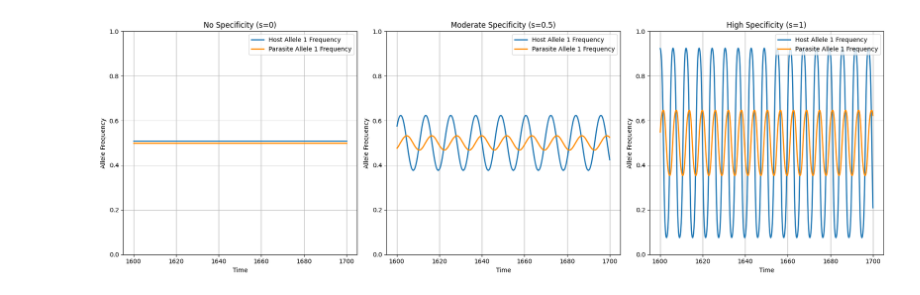
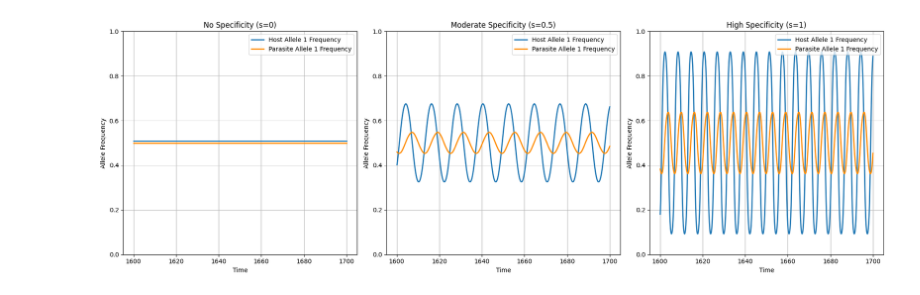
Before and after one commit to dxanielkm/RedQueenVirulence, a Jupyter notebook: TimeSeriesSimulation/time_series_plot.ipynb, the cells around one changed output. Saved outputs shown, nothing was run; the diff lists cells and outputs as text; code cells hidden in the pictures.

```diff
--- a/TimeSeriesSimulation/time_series_plot.ipynb
+++ b/TimeSeriesSimulation/time_series_plot.ipynb
@@ -8,7 +8,7 @@ q = 1              # density-dependent competition coefficient (set to 1)
 b = 10.0              # intrinsic birth rate
 gamma = 1.0        # recovery rate
 alpha = 1.5         # virulence trait (for our single-virulence-class simulation)
-theta_tilde = 30.0 # scaling factor for parasite shedding rate
+theta_tilde = 20.0 # scaling factor for parasite shedding rate
 delta = 0.3         # parasite decay rate
 beta0 = 1.5         # underlying infection rate constant
 n = 2               # number of infection alleles (host and parasite)
@@ -82,31 +82,31 @@ for idx, s in enumerate(s_values):
     I11, I12 = sol.y[2], sol.y[3]
     I21, I22 = sol.y[4], sol.y[5]
     P1, P2 = sol.y[6], sol.y[7]
 
     # Calculate host allele frequencies.
     # Here we define the frequency of host allele 1 as the total of
     # susceptible and infected individuals with allele 1 divided by total host population.
     host_total = S1 + S2 + I11 + I12 + I21 + I22
     host_allele1_freq = (S1 + I11 + I12) / host_total
 
     # For parasites, the frequency of parasite allele 1 is P1/(P1+P2)
     parasite_total = P1 + P2
     parasite_allele1_freq = P1 / parasite_total
 
     # Plot a subset of the time series (here using indices 8000 to 8500)
     axs[idx].plot(time[8000:8500], host_allele1_freq[8000:8500],
                   label='Host Allele 1 Frequency', linewidth=2)
     axs[idx].plot(time[8000:8500], parasite_allele1_freq[8000:8500],
                   label='Parasite Allele 1 Frequency', color='darkorange', linewidth=2)
     axs[idx].set_xlabel('Time')
     axs[idx].set_ylabel('Allele Frequency')
     axs[idx].set_title(titles[idx])
     axs[idx].grid(True)
     axs[idx].set_ylim(0, 1)
     axs[idx].legend(loc='upper right')
 
 plt.tight_layout()
 plt.savefig('time_series_plot.png', dpi=500)
 plt.show()
 # %% [output]
-[figure, old version]
+[figure, new version]
```
Also changed, not shown: 29 other files.
